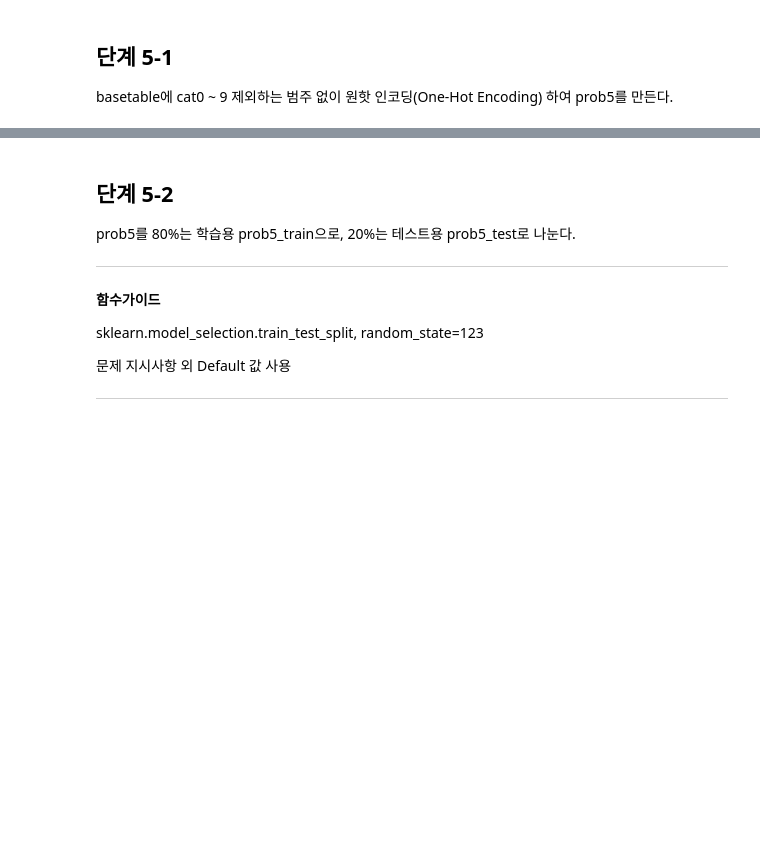
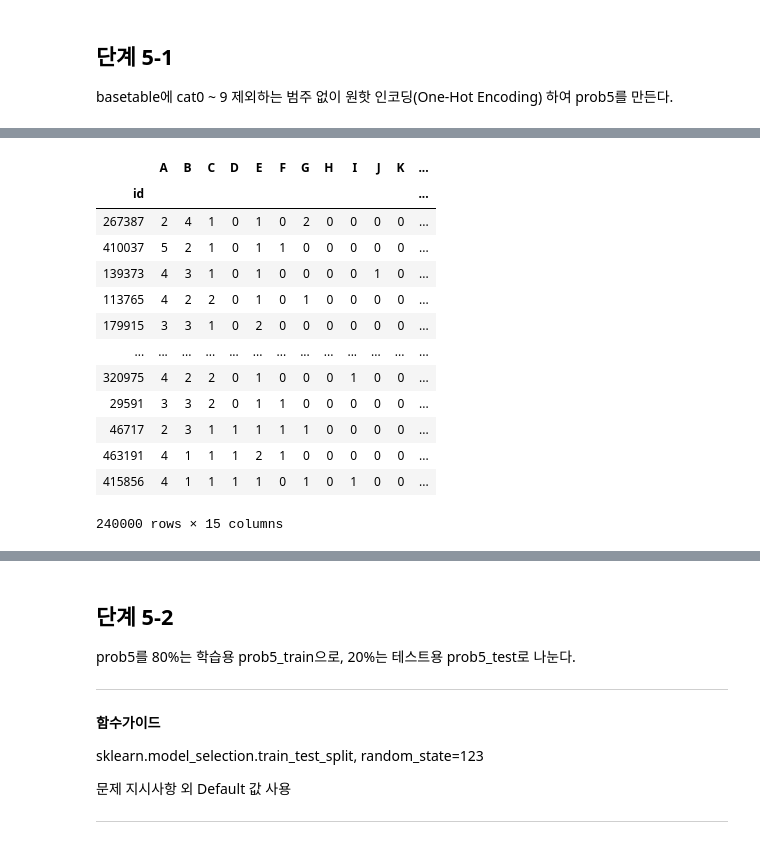
Before and after one commit to sunkusun9/DS_lv3_2312, a Jupyter notebook: sec_ds_lv3_prob2_prob.ipynb, the cells around one changed output, grey strips where cells are left out. Saved outputs shown, nothing was run; the diff lists cells and outputs as text; code cells hidden in the pictures; blank space fills up the shorter version.

```diff
--- a/sec_ds_lv3_prob2_prob.ipynb
+++ b/sec_ds_lv3_prob2_prob.ipynb
@@ -1158,0 +1297,17 @@ basetable에 cat0 ~ 9 제외하는 범주 없이 원핫 인코딩(One-Hot Encodi
+# %%
+df_prob5[dum_cols].groupby([i.split('_')[1] for i in dum_cols], axis=1).sum()
+# %% [output]
+|  | A | B | C | D | E | F | G | H | I | J | K | ... |
+| id |  |  |  |  |  |  |  |  |  |  |  | ... |
+| 267387 | 2 | 4 | 1 | 0 | 1 | 0 | 2 | 0 | 0 | 0 | 0 | ... |
+| 410037 | 5 | 2 | 1 | 0 | 1 | 1 | 0 | 0 | 0 | 0 | 0 | ... |
+| 139373 | 4 | 3 | 1 | 0 | 1 | 0 | 0 | 0 | 0 | 1 | 0 | ... |
+| 113765 | 4 | 2 | 2 | 0 | 1 | 0 | 1 | 0 | 0 | 0 | 0 | ... |
+| 179915 | 3 | 3 | 1 | 0 | 2 | 0 | 0 | 0 | 0 | 0 | 0 | ... |
+| ... | ... | ... | ... | ... | ... | ... | ... | ... | ... | ... | ... | ... |
+| 320975 | 4 | 2 | 2 | 0 | 1 | 0 | 0 | 0 | 1 | 0 | 0 | ... |
+| 29591 | 3 | 3 | 2 | 0 | 1 | 1 | 0 | 0 | 0 | 0 | 0 | ... |
+| 46717 | 2 | 3 | 1 | 1 | 1 | 1 | 1 | 0 | 0 | 0 | 0 | ... |
+| 463191 | 4 | 1 | 1 | 1 | 2 | 1 | 0 | 0 | 0 | 0 | 0 | ... |
+| 415856 | 4 | 1 | 1 | 1 | 1 | 0 | 1 | 0 | 1 | 0 | 0 | ... |
+240000 rows × 15 columns
```
Also changed, not shown: parts of 94 cells of this notebook.
